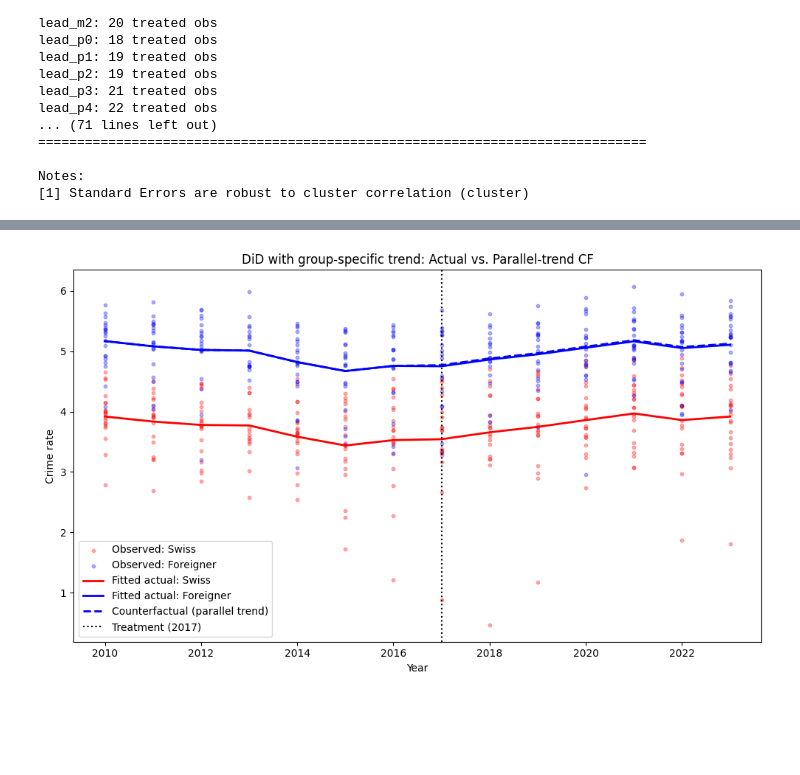
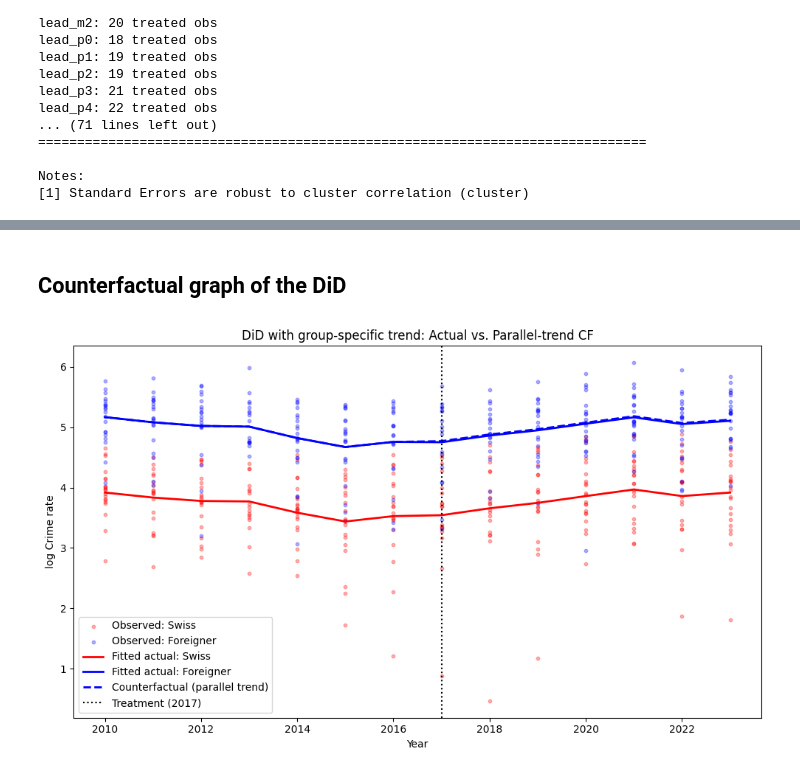
Before and after one commit to souhilsk/Groupe-33-REME, a Jupyter notebook: script/03_did_log.ipynb, the cells around one changed output, grey strips where cells are left out. Drawn from its saved outputs; the diff is of its cells as text; code cells hidden in the pictures; blank space fills up the shorter version.

```diff
--- a/script/03_did_log.ipynb
+++ b/script/03_did_log.ipynb
@@ -78,7 +76,7 @@ df_ct = df_ct[df_ct['canton'].isin(good)].copy()
 
 # prepare DiD variables
 df_ct['log_crime_rate'] = np.log(df_ct['crime_rate_per_100k'])
-df_ct = df_ct[df_ct['log_crime_rate']>0]
+df_ct = df_ct[df_ct['log_crime_rate']>=0]
 df_ct['T'] = (df_ct['group']=="Foreigner").astype(int)
 df_ct['P'] = (df_ct['year']>=2017).astype(int)
 df_ct['T_P'] = df_ct['T'] * df_ct['P']
@@ -321,3 +235,5 @@ plt.show()
+# %% [markdown]
+## Counterfactual graph of the DiD
 # %%
 # Build a “counterfactual” dataset where Foreigner keeps its pre-treatment trend:
 df_ct_cf = df_ct.copy()
@@ -339,32 +255,32 @@ agg = (
     .agg(obs_rate=('log_crime_rate','mean'),
          fit_actual=('f_actual','mean'),
          fit_cf    =('f_cf','mean'))
     .reset_index())
 
 plt.figure(figsize=(10,6))
 
 for grp, color in [('Swiss','red'), ('Foreigner','blue')]:
     sub = df_ct[df_ct['group'] == grp]
     plt.scatter(sub['year'], sub['log_crime_rate'],
                 color=color, alpha=0.3, s=10,
                 label=f'Observed: {grp}')
 
 for grp, color in [('Swiss','red'), ('Foreigner','blue')]:
     sub = agg[agg['group']==grp]
     plt.plot(sub['year'], sub['fit_actual'], color=color, lw=2,
              label=f'Fitted actual: {grp}')
     if grp=='Foreigner':
         plt.plot(sub['year'], sub['fit_cf'], color=color, lw=2, ls='--',
                  label='Counterfactual (parallel trend)')
 
 plt.axvline(2017, color='black', ls=':', lw=1.5, label='Treatment (2017)')
 
 plt.xlabel('Year')
-plt.ylabel('Crime rate')
+plt.ylabel('log Crime rate')
 plt.title('DiD with group‐specific trend: Actual vs. Parallel‐trend CF')
 plt.legend()
 plt.tight_layout()
 plt.savefig("/Users/souhil/Desktop/Courses/Recherche Empirique/Final/did_graph.png", dpi=300, bbox_inches='tight')
 plt.show()
 # %% [output]
-[figure, old version]
+[figure, new version]
```
Also changed, not shown: parts of 22 cells of this notebook, 5 other files.
